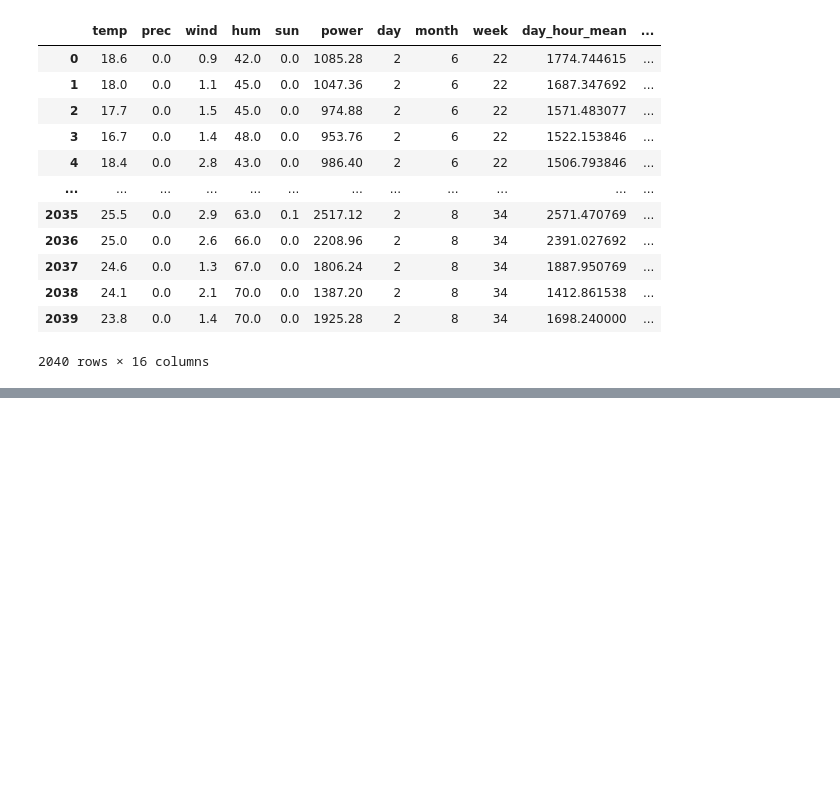
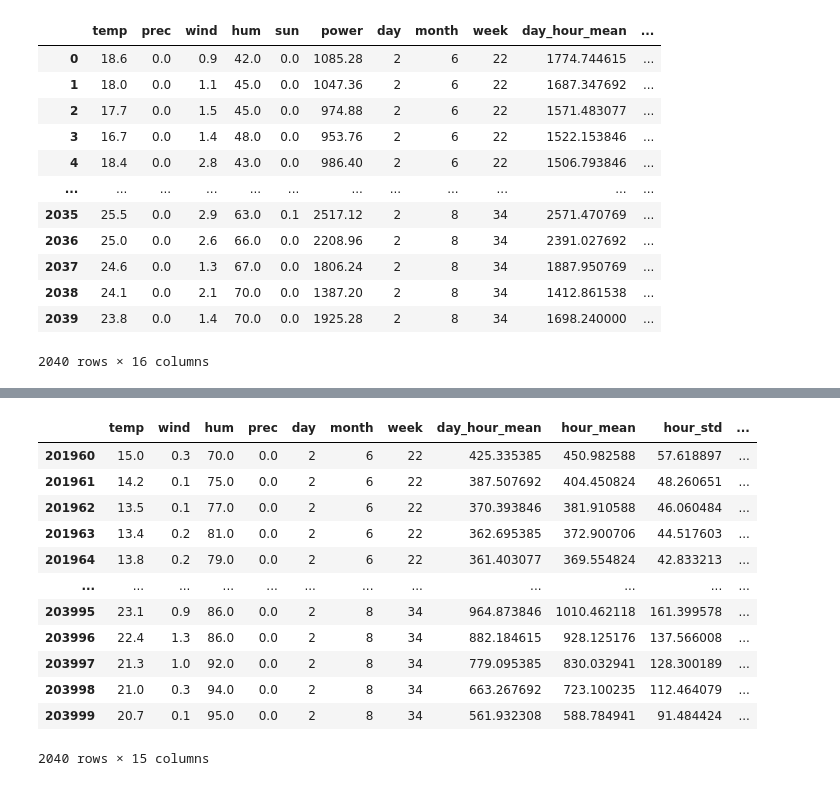
Before and after one commit to joosk3R/jskRprac, a Jupyter notebook: dacon_e_e.ipynb, the cells around one changed output, grey strips where cells are left out. Cells and saved outputs as stored; diff of their text form; code cells hidden in the pictures; blank space fills up the shorter version.

```diff
--- a/dacon_e_e.ipynb
+++ b/dacon_e_e.ipynb
@@ -1428,0 +1535,2 @@ x
+# %%
+train = train.drop(columns = "sun")
@@ -1428,0 +1620,37 @@ x
+# %%
+train = train.reindex(['num', 'date_time', 'power', 'temp',  'wind', 'hum','prec', 'day',
+       'month', 'week', 'day_hour_mean', 'hour_mean', 'hour_std', 'sin_time',
+       'cos_time', 'THI', 'holiday', 'CDH'], axis = 1)
+train.to_csv("/content/drive/MyDrive/energe/real_train.csv")
+# %%
+## gridsearchCV for best model : 대략 1시간 소요
+from sklearn.model_selection import PredefinedSplit, GridSearchCV
+df = pd.DataFrame(columns = ['n_estimators', 'eta', 'min_child_weight','max_depth', 'colsample_bytree', 'subsample'])
+preds = np.array([])
+
+grid = {'n_estimators' : [100], 'eta' : [0.01], 'min_child_weight' : np.arange(1, 8, 1),
+        'max_depth' : np.arange(3,9,1) , 'colsample_bytree' :np.arange(0.8, 1.0, 0.1),
+        'subsample' :np.arange(0.8, 1.0, 0.1)} # fix the n_estimators & eta(learning rate)
+
+for i in tqdm(np.arange(1, 101)):
+    y = train.loc[train.num == i, 'power']
+    x = train.loc[train.num == i, ].iloc[:, 3:]
+    y_train, y_test, x_train, x_test = temporal_train_test_split(y = y, X = x, test_size = 168)
+
+
+    pds = PredefinedSplit(np.append(-np.ones(len(x)-168), np.zeros(168)))
+    gcv = GridSearchCV(estimator = XGBRegressor(seed = 0, gpu_id = 0,
+                                                tree_method = 'gpu_hist', predictor= 'gpu_predictor'),
+                       param_grid = grid, scoring = smape, cv = pds, refit = True, verbose = True)
+
+
+    gcv.fit(x, y)
+    best = gcv.best_estimator_
+    params = gcv.best_params_
+    print(params)
+    pred = best.predict(x_test)
+    building = 'building'+str(i)
+    print(building + '|| SMAPE : {}'.format(SMAPE(y_test, pred)))
+    preds = np.append(preds, pred)
+    df = pd.concat([df, pd.DataFrame(params, index = [0])], axis = 0)
+    df.to_csv('/content/drive/MyDrive/energe/hyperxgb_real.csv', index = False) # save the tuned parameters
@@ -1428,0 +1695,16 @@ x
+# %%
+x
+# %% [output]
+|  | temp | wind | hum | prec | day | month | week | day_hour_mean | hour_mean | hour_std | ... |
+| 201960 | 15.0 | 0.3 | 70.0 | 0.0 | 2 | 6 | 22 | 425.335385 | 450.982588 | 57.618897 | ... |
+| 201961 | 14.2 | 0.1 | 75.0 | 0.0 | 2 | 6 | 22 | 387.507692 | 404.450824 | 48.260651 | ... |
+| 201962 | 13.5 | 0.1 | 77.0 | 0.0 | 2 | 6 | 22 | 370.393846 | 381.910588 | 46.060484 | ... |
+| 201963 | 13.4 | 0.2 | 81.0 | 0.0 | 2 | 6 | 22 | 362.695385 | 372.900706 | 44.517603 | ... |
+| 201964 | 13.8 | 0.2 | 79.0 | 0.0 | 2 | 6 | 22 | 361.403077 | 369.554824 | 42.833213 | ... |
+| ... | ... | ... | ... | ... | ... | ... | ... | ... | ... | ... | ... |
+| 203995 | 23.1 | 0.9 | 86.0 | 0.0 | 2 | 8 | 34 | 964.873846 | 1010.462118 | 161.399578 | ... |
+| 203996 | 22.4 | 1.3 | 86.0 | 0.0 | 2 | 8 | 34 | 882.184615 | 928.125176 | 137.566008 | ... |
+| 203997 | 21.3 | 1.0 | 92.0 | 0.0 | 2 | 8 | 34 | 779.095385 | 830.032941 | 128.300189 | ... |
+| 203998 | 21.0 | 0.3 | 94.0 | 0.0 | 2 | 8 | 34 | 663.267692 | 723.100235 | 112.464079 | ... |
+| 203999 | 20.7 | 0.1 | 95.0 | 0.0 | 2 | 8 | 34 | 561.932308 | 588.784941 | 91.484424 | ... |
+2040 rows × 15 columns
```
Also changed, not shown: parts of 93 cells of this notebook.
